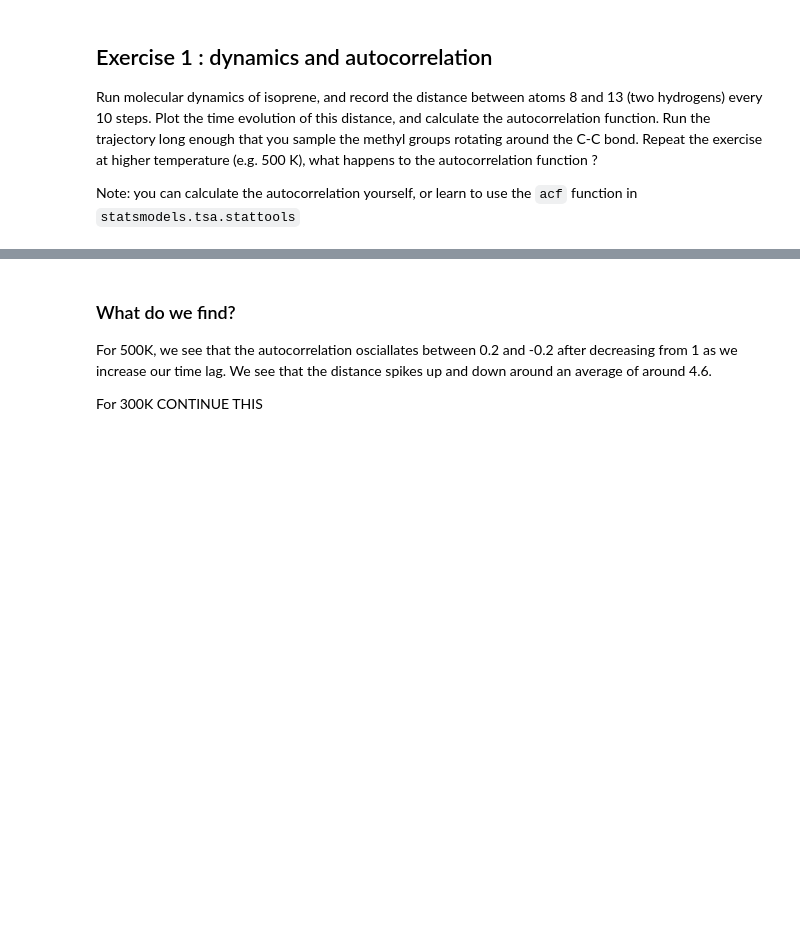
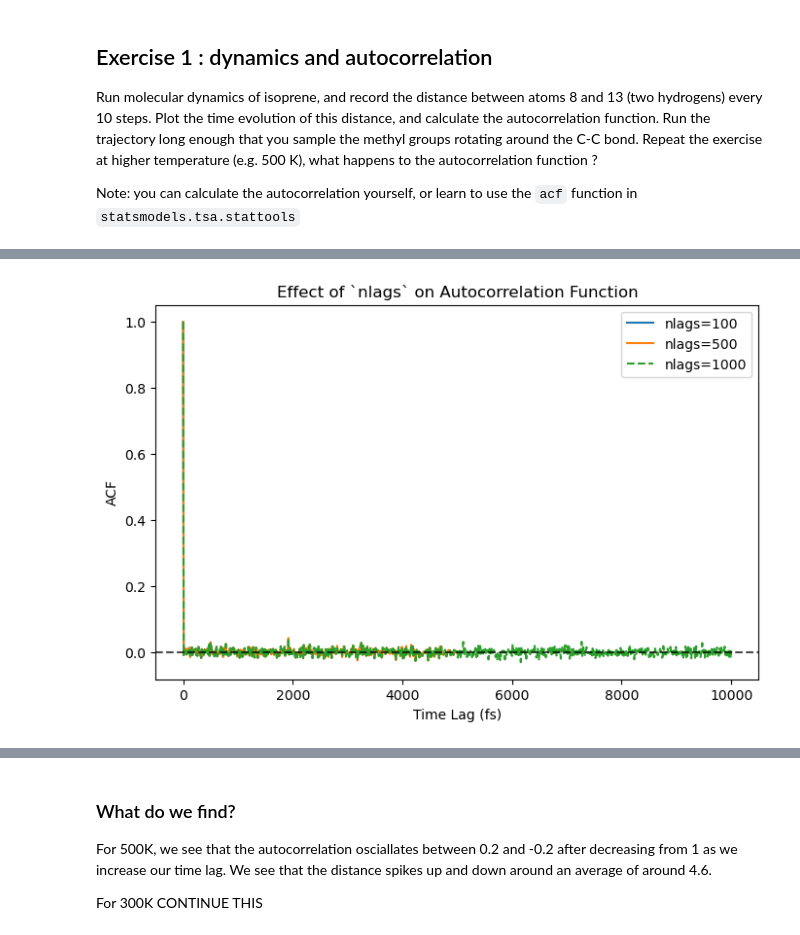
Before and after one commit to macaswalker/MatsAndMols_projects, a Jupyter notebook: polyisoprene.ipynb, the cells around one changed output, grey strips where cells are left out. Cells and saved outputs as stored; diff of their text form; code cells hidden in the pictures; blank space fills up the shorter version.

```diff
--- a/polyisoprene.ipynb
+++ b/polyisoprene.ipynb
@@ -279,3 +279,31 @@ plt.show()
+# %%
+from statsmodels.tsa.stattools import acf
+import numpy as np
+import matplotlib.pyplot as plt
+
+
+# Compute ACF with different nlags
+acf_100 = acf(distance, nlags=100, fft=True)
+acf_500 = acf(distance, nlags=500, fft=True)
+acf_1000 = acf(distance, nlags=1000, fft=True)
+
+# Plot the results
+lags_100 = np.arange(len(acf_100)) * 10  # Convert index to time lag (fs)
+lags_500 = np.arange(len(acf_500)) * 10
+lags_1000 = np.arange(len(acf_1000)) * 10
+
+plt.figure(figsize=(8, 5))
+plt.plot(lags_100, acf_100, label="nlags=100")
+plt.plot(lags_500, acf_500, label="nlags=500")
+plt.plot(lags_1000, acf_1000, label="nlags=1000", linestyle="--")
+plt.axhline(0, linestyle="--", color="black", alpha=0.7)
+plt.xlabel("Time Lag (fs)")
+plt.ylabel("ACF")
+plt.title("Effect of `nlags` on Autocorrelation Function")
+plt.legend()
+plt.show()
+# %% [output]
+[figure, added]
 # %%
 # --------------------------------- Initial Notes ---------------------------------
 '''
```
Also changed, not shown: parts of 14 cells of this notebook.
